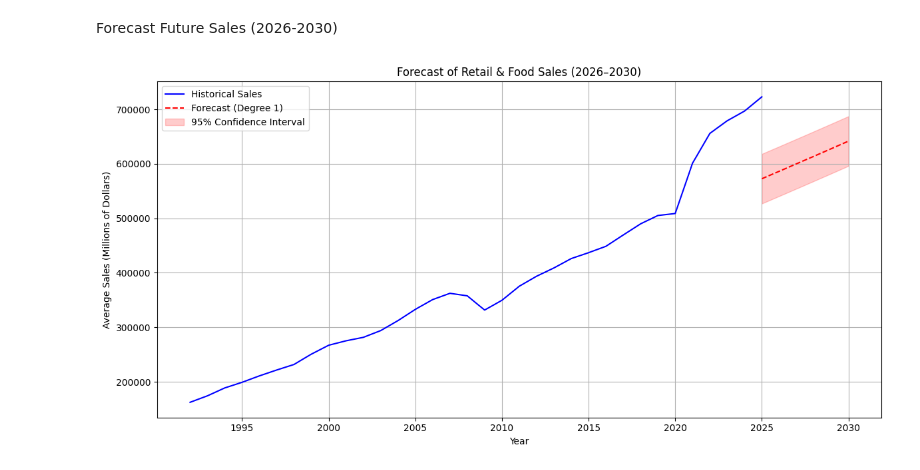
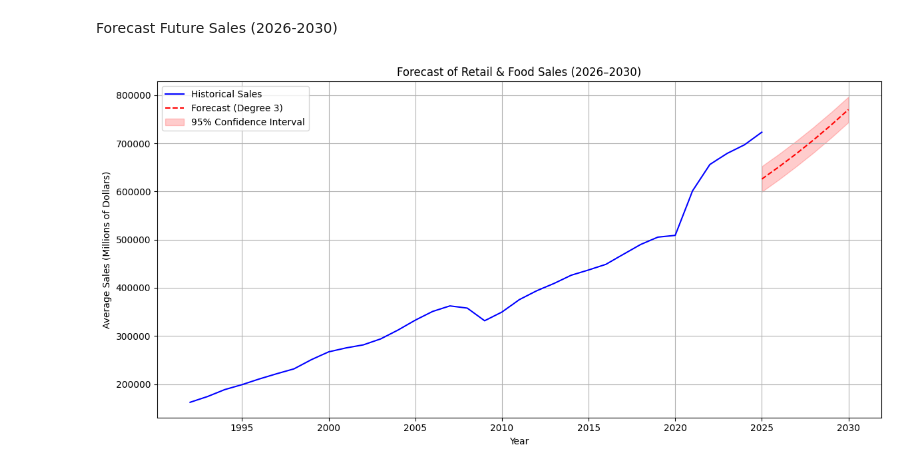
Before and after one commit to AjwadIbnSwalehin/retail-macro-forecasting, a Jupyter notebook: notebooks/general_merchandise.ipynb, the cells around one changed output. Cells and saved outputs as stored; diff of their text form; code cells hidden in the pictures.

```diff
--- a/notebooks/general_merchandise.ipynb
+++ b/notebooks/general_merchandise.ipynb
@@ -185,18 +185,9 @@ df = pd.read_csv('../data/retail_and_food_services_adjusted.csv', index_col = 0)
 
 years = df.index.values.astype(float)
 sales = np.array(yearly_averages_32_years)
+number_of_tests = 5
 
-# Scale years for numerical stability
-years_scaled = years - years.min()
-
-# Train / test split
-train_size = len(years_scaled) - 5
-
-X_train = years_scaled[:train_size]
-y_train = sales[:train_size]
-
-X_test = years_scaled[train_size:]
-y_test = sales[train_size:]
+train_size, X_train, y_train, X_test, y_test = calculate_training_data(years, sales, number_of_tests)
 
 polynomials, mse_values, predictions, chi2_values, bic_values = fit_polynomial_models(X_train, y_train, X_test, y_test)
 
@@ -278,40 +269,32 @@ plt.show()
 Forecast Future Sales (2026-2030)
 # %%
 
-# Order 2 gave the best results (lowest chi-squred + most accurate on graph)
-best_order = 2
+# Order 3 gave the best results (lowest chi-squred + most accurate on graph)
+best_order = 3
 model = polynomials[best_order]
 
 # Include 2025 to stop any gaps in graphs
 future_years = np.array([2025, 2026, 2027, 2028, 2029, 2030])
-future_scaled = future_years - years.min()
-future_preds =  model(future_scaled)
 
-residuals = y_test - predictions[best_order]
-std_error = np.std(residuals)
-
-# 95% Confidence Intervals
-
-upper_bound = future_preds + 1.96 * std_error
-lower_bound = future_preds - 1.96 * std_error
+future_preds, lower_bound, upper_bound = calculate_forecast(y_test, best_order, future_years, years, model, predictions)
 
 plt.figure(figsize=(12, 6))
 
 # Historical data
 plt.plot(years, sales, label="Historical Sales", color="blue")
 
 # Forecast
-plt.plot(future_years, future_preds, label="Forecast (Degree 1)", color="red", linestyle="--")
+plt.plot(future_years, future_preds, label="Forecast (Degree 3)", color="red", linestyle="--")
 
 # Confidence interval shading
 plt.fill_between(future_years, lower_bound, upper_bound, color="red", alpha=0.2, label="95% Confidence Interval")
 
 plt.title("Forecast of Retail & Food Sales (2026–2030)")
 plt.xlabel("Year")
 plt.ylabel("Average Sales (Millions of Dollars)")
 plt.legend()
 plt.grid(True)
 plt.tight_layout()
 plt.show()
 # %% [output]
-[figure, old version]
+[figure, new version]
```
Also changed, not shown: parts of 9 cells of this notebook.
